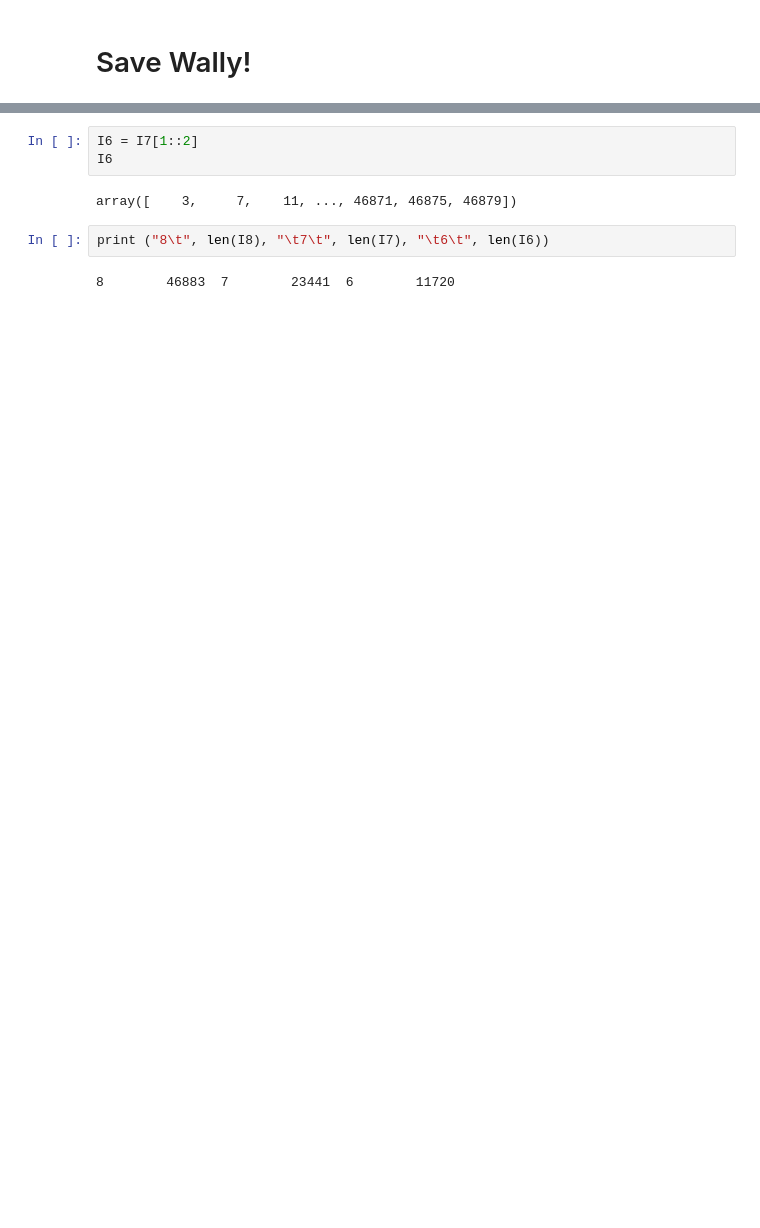
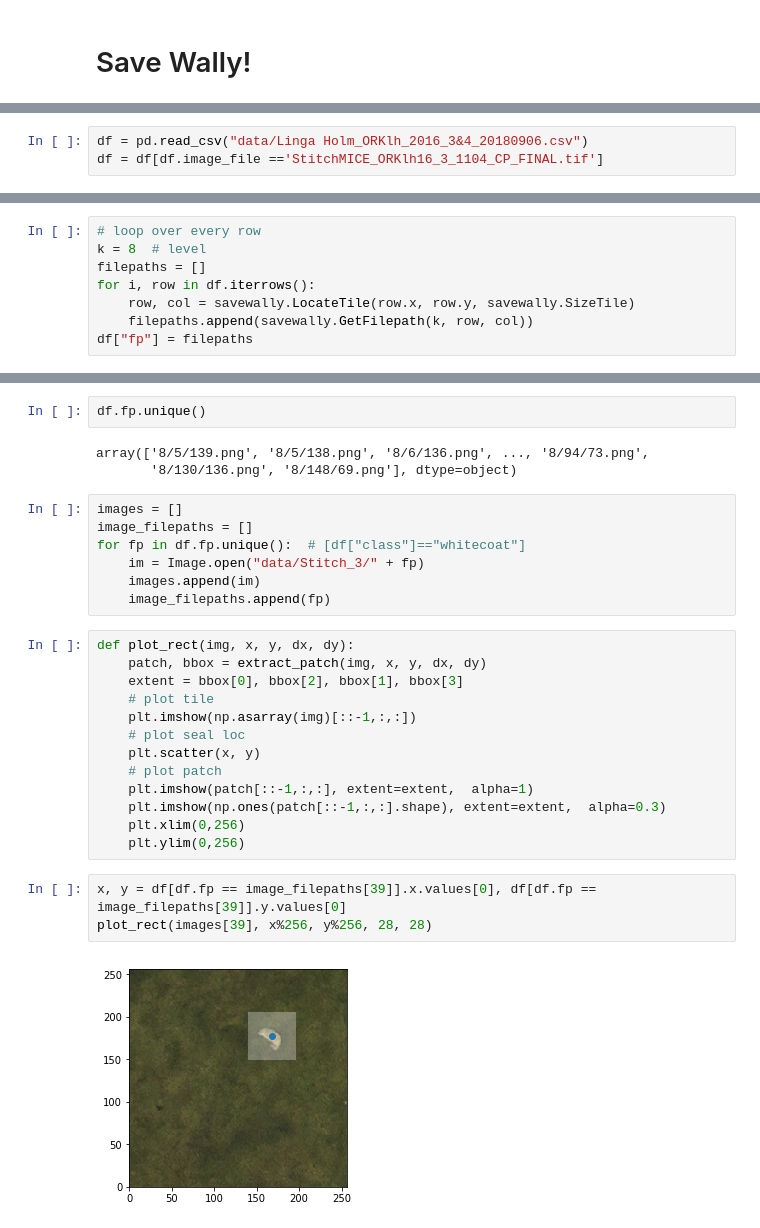
Before and after one commit to alex-schaaf/savewally, a Jupyter notebook: master.ipynb, the cells around one changed output, grey strips where cells are left out. Drawn from its saved outputs; the diff is of its cells as text; blank space fills up the shorter version.

```diff
--- a/master.ipynb
+++ b/master.ipynb
@@ -34,0 +13,3 @@ print(find_nearest(axisTile(Xo,k), DummyX), find_nearest(axisTile(Yo, k), DummyY
+# %%
+df = pd.read_csv("data/Linga Holm_ORKlh_2016_3&4_20180906.csv")
+df = df[df.image_file =='StitchMICE_ORKlh16_3_1104_CP_FINAL.tif']
@@ -34,0 +25,8 @@ print(find_nearest(axisTile(Xo,k), DummyX), find_nearest(axisTile(Yo, k), DummyY
+# %%
+# loop over every row
+k = 8  # level
+filepaths = []
+for i, row in df.iterrows():
+    row, col = savewally.LocateTile(row.x, row.y, savewally.SizeTile)
+    filepaths.append(savewally.GetFilepath(k, row, col))
+df["fp"] = filepaths
@@ -38,9 +43,30 @@ array([    1,     3,     5, ..., 46877, 46879, 46881])
-# %%
-I6 = I7[1::2]
-I6
-# %% [output]
-array([    3,     7,    11, ..., 46871, 46875, 46879])
-# %%
-print ("8\t", len(I8), "\t7\t", len(I7), "\t6\t", len(I6))
-# %% [output]
-8        46883  7        23441  6        11720
+# %%
+df.fp.unique()
+# %% [output]
+array(['8/5/139.png', '8/5/138.png', '8/6/136.png', ..., '8/94/73.png',
+       '8/130/136.png', '8/148/69.png'], dtype=object)
+# %%
+images = []
+image_filepaths = []
+for fp in df.fp.unique():  # [df["class"]=="whitecoat"]
+    im = Image.open("data/Stitch_3/" + fp)
+    images.append(im)
+    image_filepaths.append(fp)
+# %%
+def plot_rect(img, x, y, dx, dy):
+    patch, bbox = extract_patch(img, x, y, dx, dy)
+    extent = bbox[0], bbox[2], bbox[1], bbox[3]
+    # plot tile
+    plt.imshow(np.asarray(img)[::-1,:,:])
+    # plot seal loc
+    plt.scatter(x, y)
+    # plot patch
+    plt.imshow(patch[::-1,:,:], extent=extent,  alpha=1)
+    plt.imshow(np.ones(patch[::-1,:,:].shape), extent=extent,  alpha=0.3)
+    plt.xlim(0,256)
+    plt.ylim(0,256)
+# %%
+x, y = df[df.fp == image_filepaths[39]].x.values[0], df[df.fp == image_filepaths[39]].y.values[0]
+plot_rect(images[39], x%256, y%256, 28, 28)
+# %% [output]
+[figure, added]
```
Also changed, not shown: parts of 32 cells of this notebook, 4 other files.
